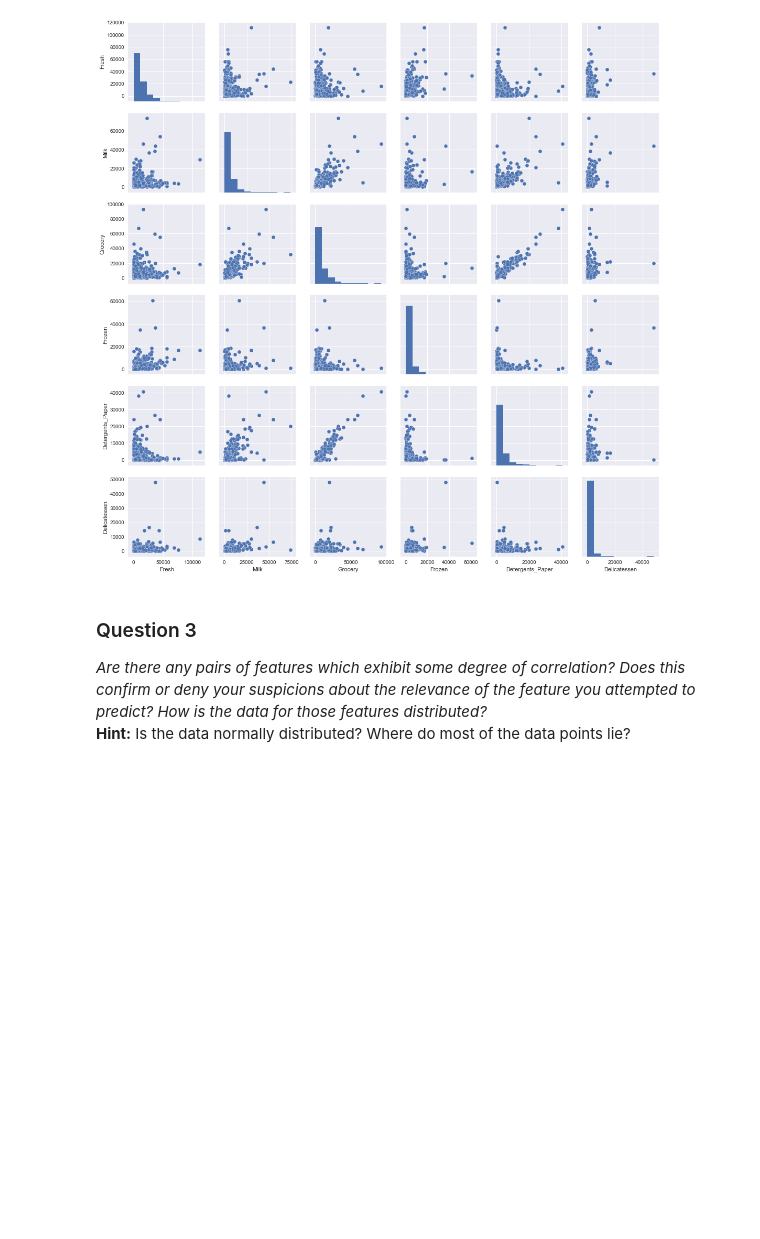
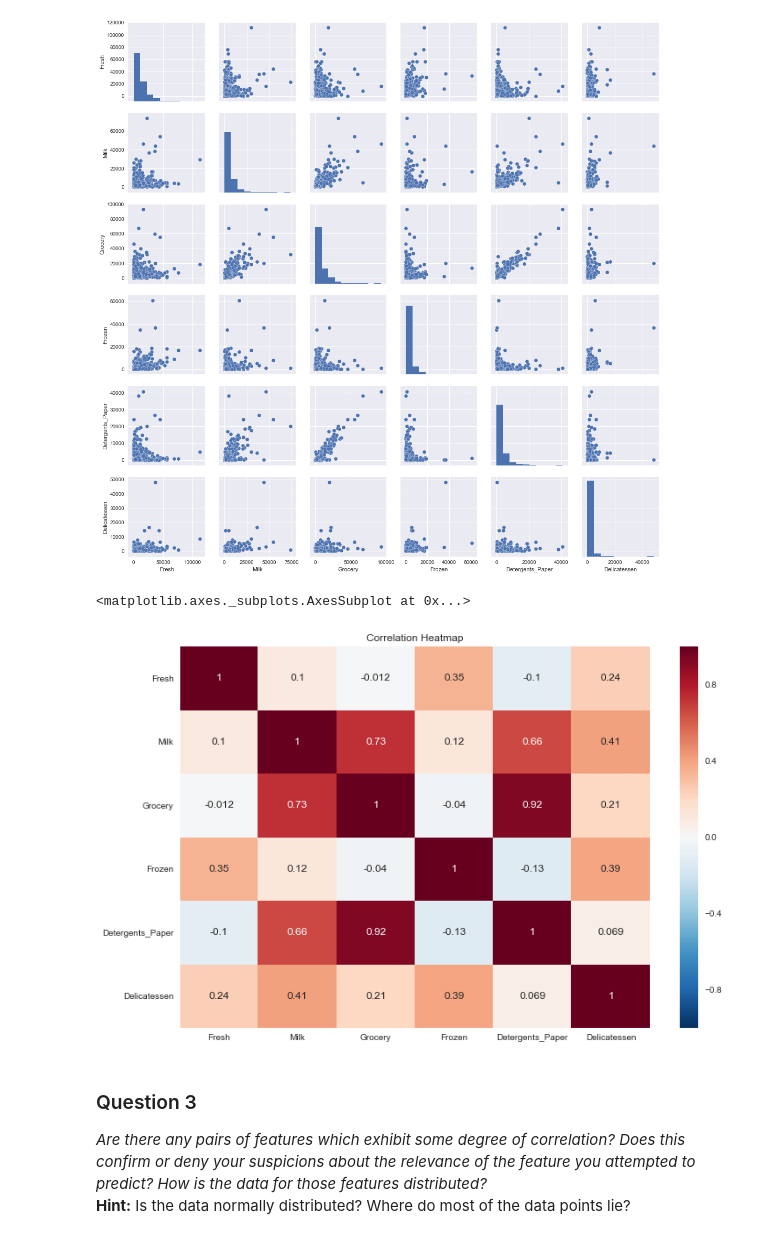
Before and after one commit to kytrick/machine-learning, a Jupyter notebook: projects/customer_segments/customer_segments.ipynb, the cells around one changed output. Saved outputs shown, nothing was run; the diff lists cells and outputs as text; code cells hidden in the pictures; blank space fills up the shorter version.

```diff
--- a/projects/customer_segments/customer_segments.ipynb
+++ b/projects/customer_segments/customer_segments.ipynb
@@ -163,6 +182,17 @@ sns.pairplot(data)
 # %% [output]
 <seaborn.axisgrid.PairGrid at 0x...>
 [figure]
+# %%
+# On recommendation from my grader, here is a heat map, which revisualizes "diagonal lines" as "dark pigments"
+# as another way to make correlations pop out at you.  This is pretty cool as some people do a visual diff with
+# shapes, and others with colors!
+
+plt.figure(figsize=(12,8))
+plt.title('Correlation Heatmap')
+sns.heatmap(data.corr(), annot=True)
+# %% [output]
+<matplotlib.axes._subplots.AxesSubplot at 0x...>
+[figure, added]
 # %% [markdown]
 ### Question 3
 *Are there any pairs of features which exhibit some degree of correlation? Does this confirm or deny your suspicions about the relevance of the feature you attempted to predict? How is the data for those features distributed?*
```
Also changed, not shown: parts of 10 cells of this notebook, 1 other file.
